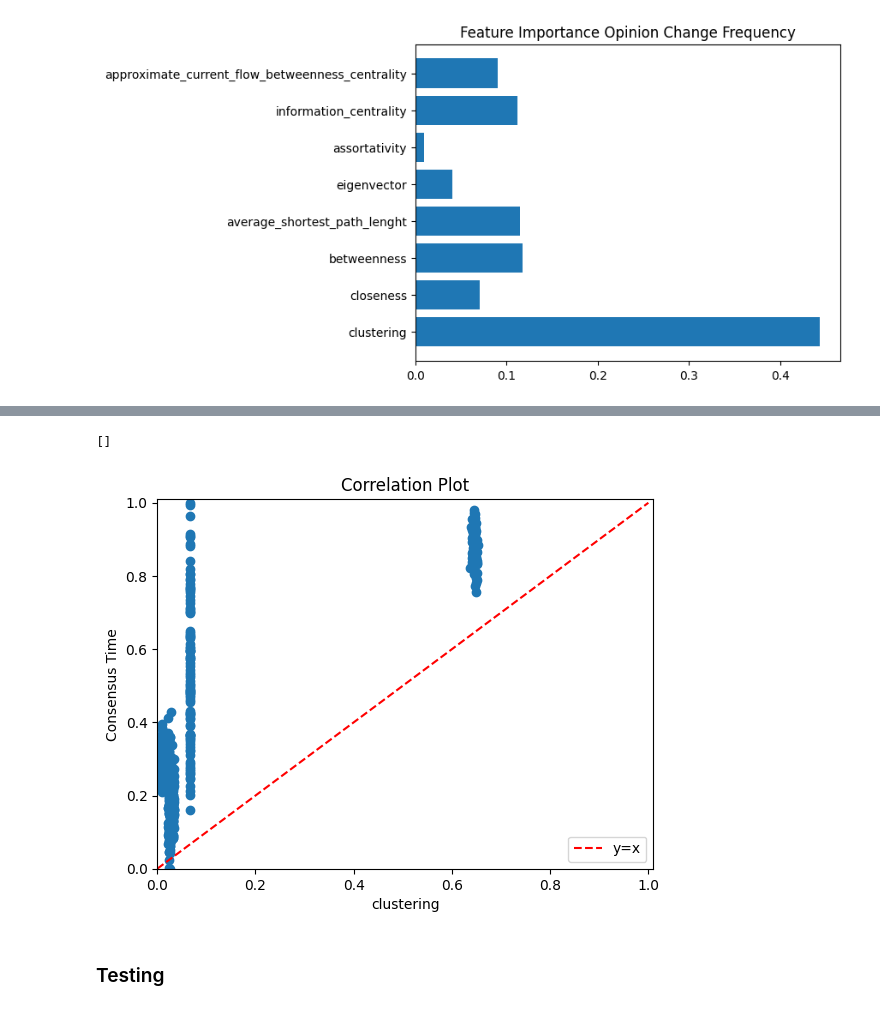
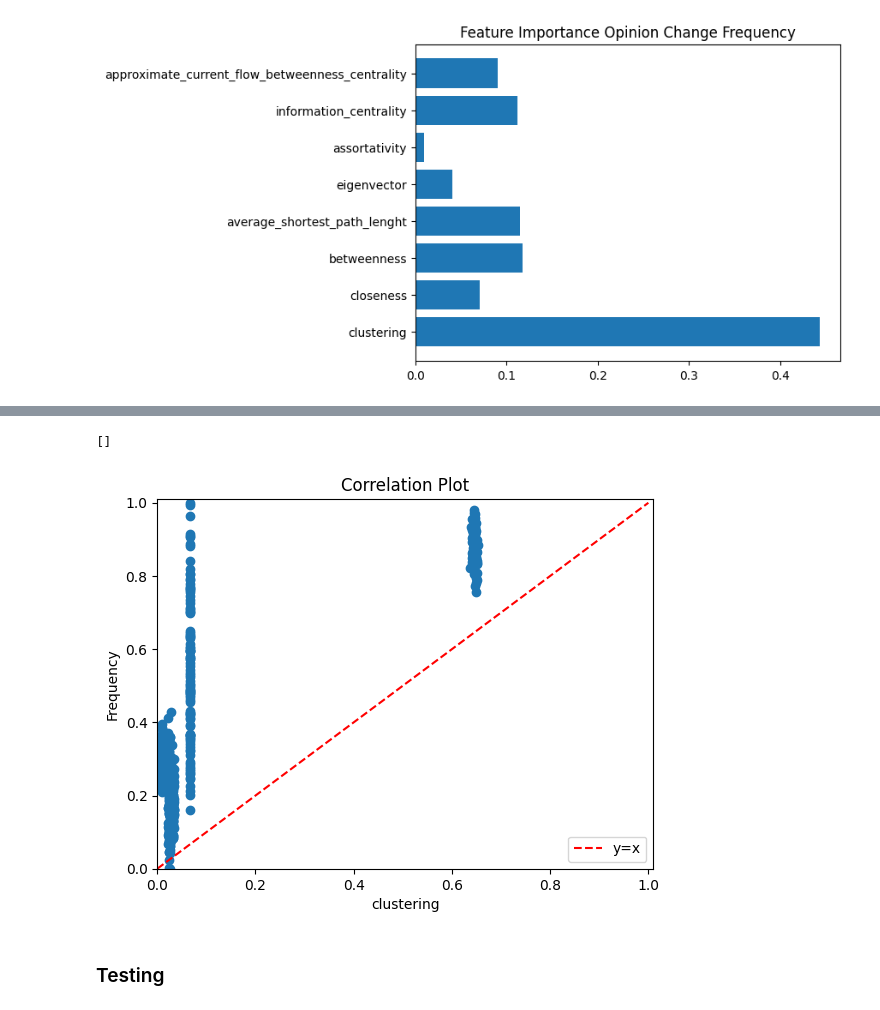
Before and after one commit to vitorfrois/SznajdNetworks, a Jupyter notebook: src/inference.ipynb, the cells around one changed output, grey strips where cells are left out. Saved outputs shown, nothing was run; the diff lists cells and outputs as text; code cells hidden in the pictures.

```diff
--- a/src/inference.ipynb
+++ b/src/inference.ipynb
@@ -333,20 +336,20 @@ Text(0.5, 1.0, 'Feature Importance Opinion Change Frequency')
 # %%
 fig, ax = plt.subplots()
 measure_to_plot = 'clustering'
 scaled_y = scaler.fit_transform(np.array(y).reshape(-1, 1))
 ax.scatter(X[measure_to_plot], scaled_y)
 ax.set_xlabel(measure_to_plot)
-ax.set_ylabel('Consensus Time')
+ax.set_ylabel('Frequency')
 max_value = max(max(X[measure_to_plot]), max(scaled_y)) * 1.01
 line = ax.plot([0,1], [0, 1], '--', color='red', label='y=x')
 ax.legend(handles=line)
 ax.set_xlim(0,max_value)
 ax.set_ylim(0, max_value)
 ax.set_title('Correlation Plot')
 plt.plot()
 # %% [output]
 []
-[figure, old version]
+[figure, new version]
 # %% [markdown]
 ### Testing
 # %%
```
Also changed, not shown: parts of 4 cells of this notebook.
